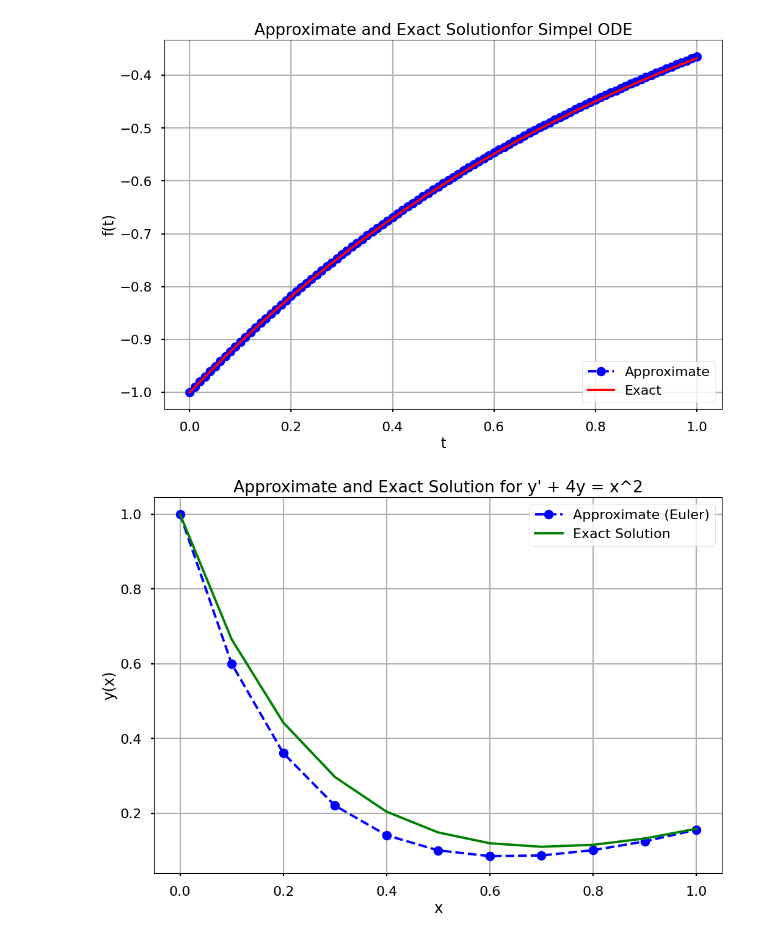
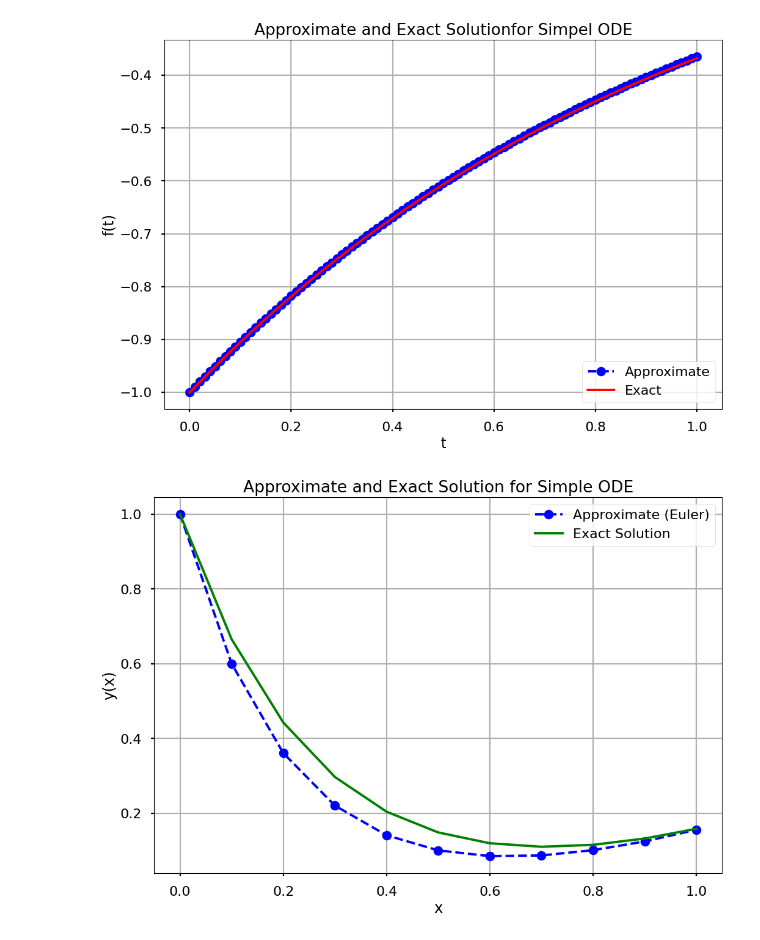
Before and after one commit to alfisfathoni/280495285_alfis_fathoni, a Jupyter notebook: Apisssss.ipynb, the cells around one changed output. Saved outputs shown, nothing was run; the diff lists cells and outputs as text; code cells hidden in the pictures.

```diff
--- a/Apisssss.ipynb
+++ b/Apisssss.ipynb
@@ -56,29 +56,29 @@ plt.show()
 # %%
 import numpy as np
 import matplotlib.pyplot as plt
 
 f = lambda x, y: -4*y + x**2
 
 h = 0.1
 x = np.arange(0, 1 + h, h)
 y0 = 1
 
 y = np.zeros(len(x))
 y[0] = y0
 
 for i in range(len(x) - 1):
     y[i + 1] = y[i] + h * f(x[i], y[i])
 
 exact = lambda x: (1/4)*x**2 - (1/8)*x + (1/64) + (63/64)*np.exp(-4*x)
 
 plt.figure(figsize=(12, 8))
 plt.plot(x, y, 'bo--', label='Approximate (Euler)')
 plt.plot(x, exact(x), 'g', label='Exact Solution')
-plt.title('Approximate and Exact Solution for y\' + 4y = x^2')
+plt.title('Approximate and Exact Solution for Simple ODE')
 plt.xlabel('x')
 plt.ylabel('y(x)')
 plt.grid()
 plt.legend(loc='best')
 plt.show()
 # %% [output]
-[figure, old version]
+[figure, new version]
```
